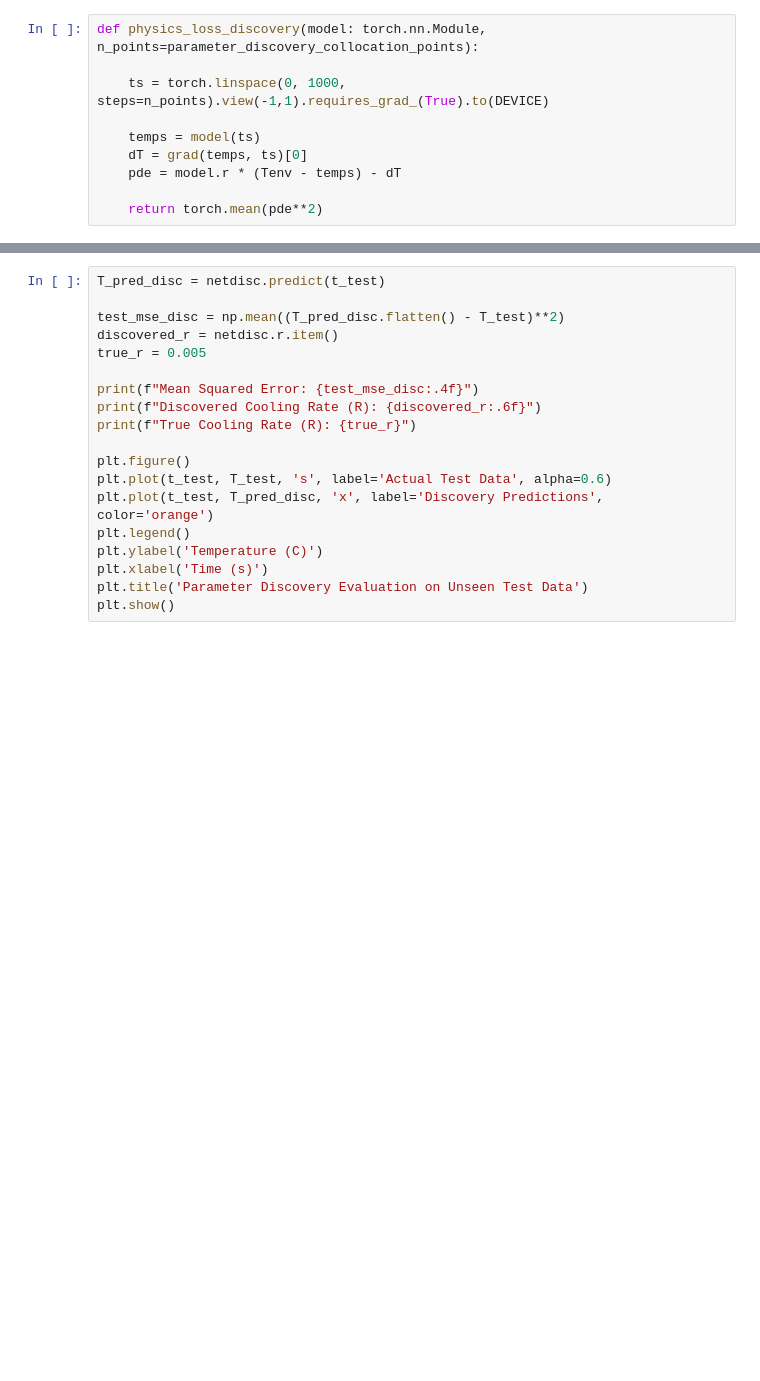
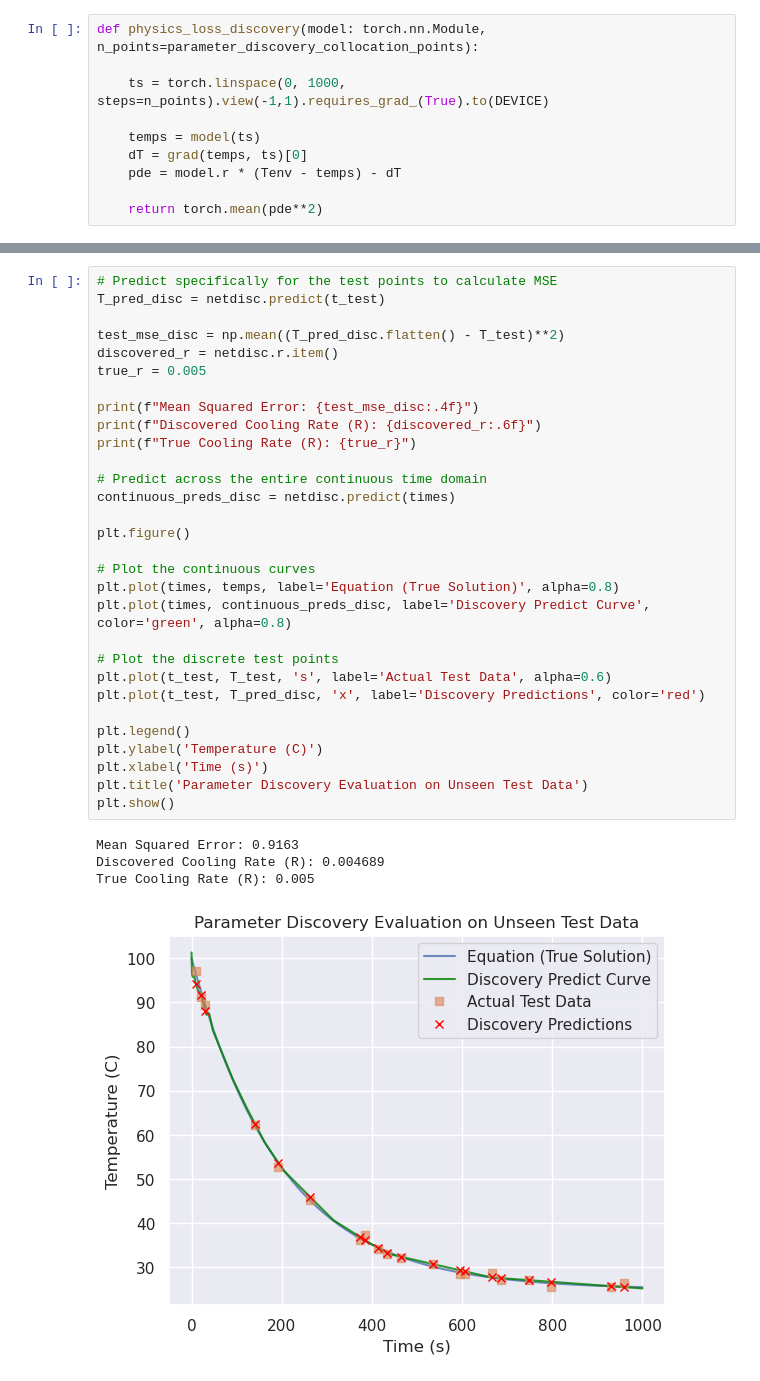
Before and after one commit to MrzAhmadi/PINNs, a Jupyter notebook: experiment/cooling_rate/cooling_rate_train_test.ipynb, the cells around one changed output, grey strips where cells are left out. Drawn from its saved outputs; the diff is of its cells as text; blank space fills up the shorter version.

```diff
--- a/experiment/cooling_rate/cooling_rate_train_test.ipynb
+++ b/experiment/cooling_rate/cooling_rate_train_test.ipynb
@@ -166,19 +189,35 @@ plt.xlabel('Time (s)')
 # %%
+# Predict specifically for the test points to calculate MSE
 T_pred_disc = netdisc.predict(t_test)
 
 test_mse_disc = np.mean((T_pred_disc.flatten() - T_test)**2)
 discovered_r = netdisc.r.item()
 true_r = 0.005
 
 print(f"Mean Squared Error: {test_mse_disc:.4f}")
 print(f"Discovered Cooling Rate (R): {discovered_r:.6f}")
 print(f"True Cooling Rate (R): {true_r}")
 
+# Predict across the entire continuous time domain
+continuous_preds_disc = netdisc.predict(times)
+
 plt.figure()
+
+# Plot the continuous curves
+plt.plot(times, temps, label='Equation (True Solution)', alpha=0.8)
+plt.plot(times, continuous_preds_disc, label='Discovery Predict Curve', color='green', alpha=0.8)
+
+# Plot the discrete test points
 plt.plot(t_test, T_test, 's', label='Actual Test Data', alpha=0.6)
-plt.plot(t_test, T_pred_disc, 'x', label='Discovery Predictions', color='orange')
+plt.plot(t_test, T_pred_disc, 'x', label='Discovery Predictions', color='red')
+
 plt.legend()
 plt.ylabel('Temperature (C)')
 plt.xlabel('Time (s)')
 plt.title('Parameter Discovery Evaluation on Unseen Test Data')
 plt.show()
+# %% [output]
+Mean Squared Error: 0.9163
+Discovered Cooling Rate (R): 0.004689
+True Cooling Rate (R): 0.005
+[figure, added]
```
Also changed, not shown: parts of 3 cells of this notebook.
